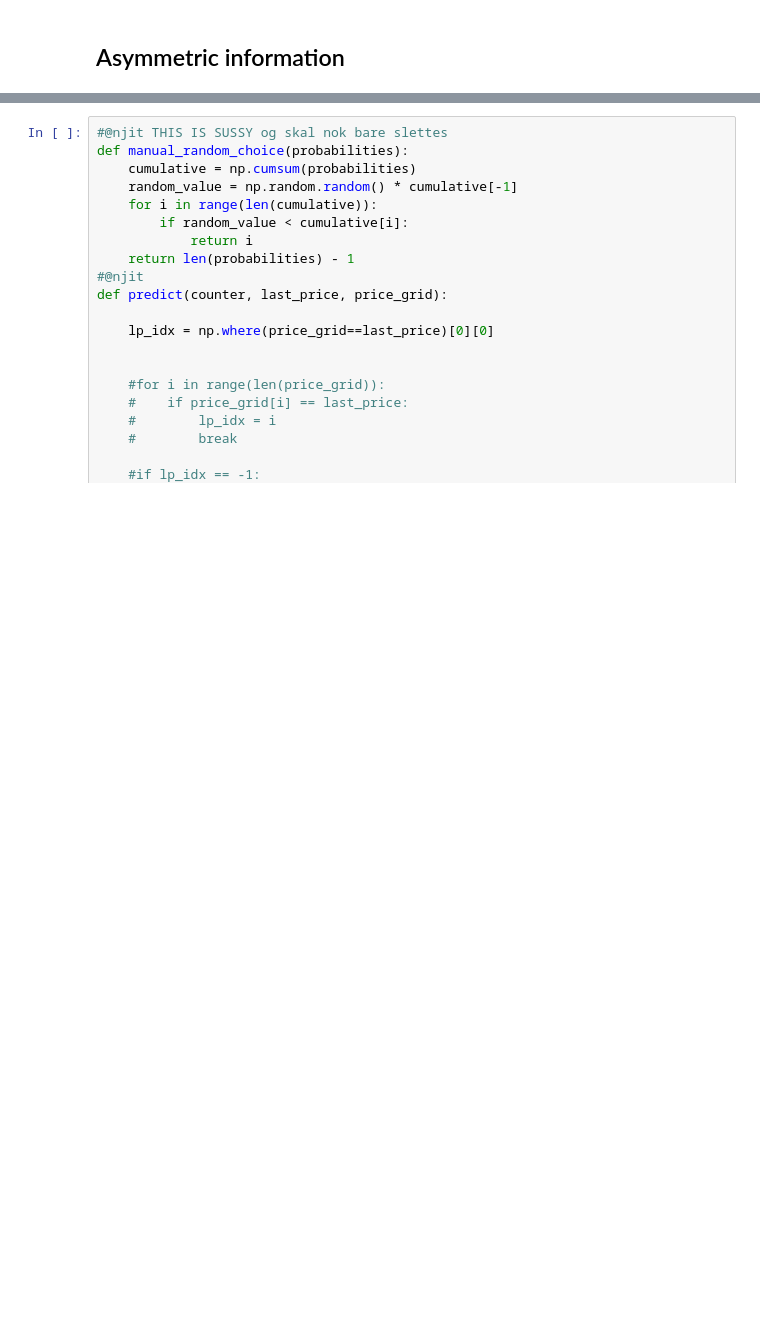
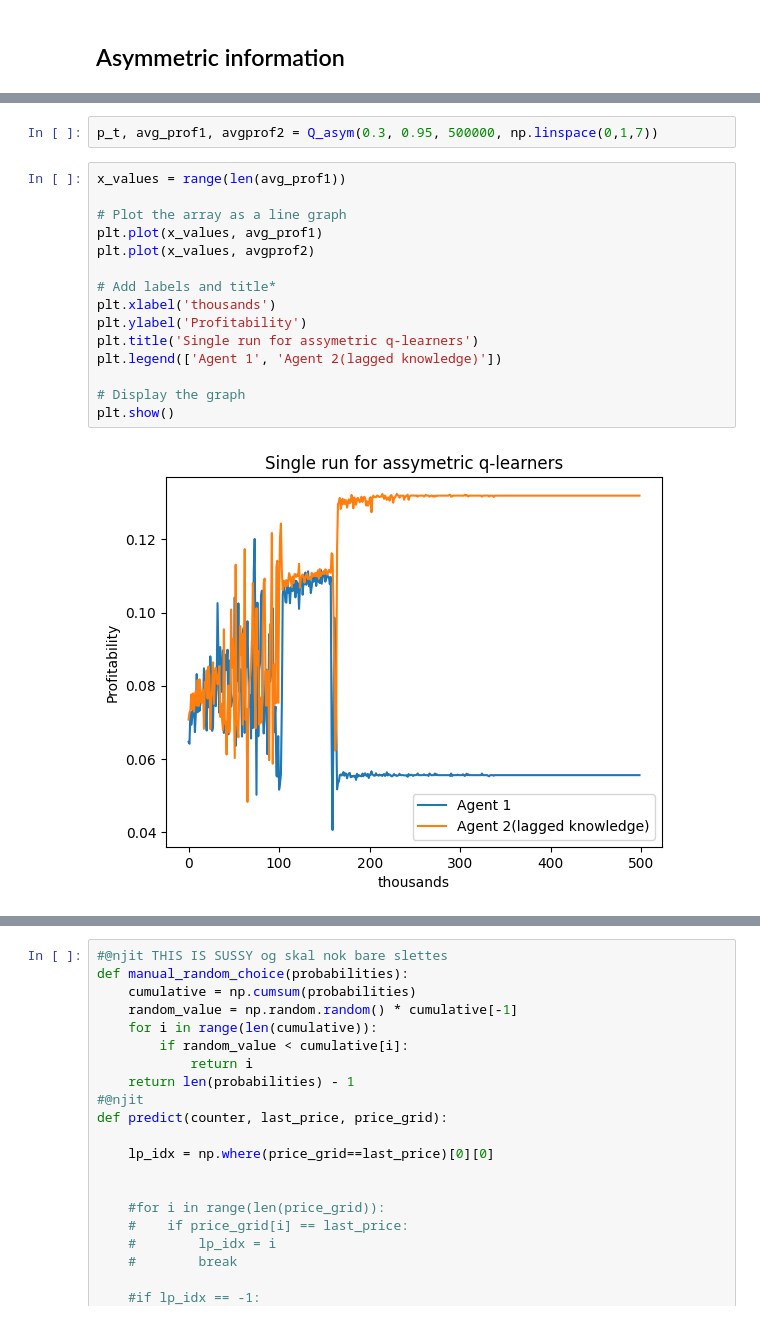
Before and after one commit to nicklasbusk/Bachelorprojekt, a Jupyter notebook: Code/q_learning.ipynb, the cells around one changed output, grey strips where cells are left out. Cells and saved outputs as stored; diff of their text form; blank space fills up the shorter version.

```diff
--- a/Code/q_learning.ipynb
+++ b/Code/q_learning.ipynb
@@ -184,0 +301,19 @@ plt.show()
+# %%
+p_t, avg_prof1, avgprof2 = Q_asym(0.3, 0.95, 500000, np.linspace(0,1,7))
+# %%
+x_values = range(len(avg_prof1))
+
+# Plot the array as a line graph
+plt.plot(x_values, avg_prof1)
+plt.plot(x_values, avgprof2)
+
+# Add labels and title*
+plt.xlabel('thousands')
+plt.ylabel('Profitability')
+plt.title('Single run for assymetric q-learners')
+plt.legend(['Agent 1', 'Agent 2(lagged knowledge)'])
+
+# Display the graph
+plt.show()
+# %% [output]
+[figure, added]
```
Also changed, not shown: parts of 10 cells of this notebook, 1 other file.
